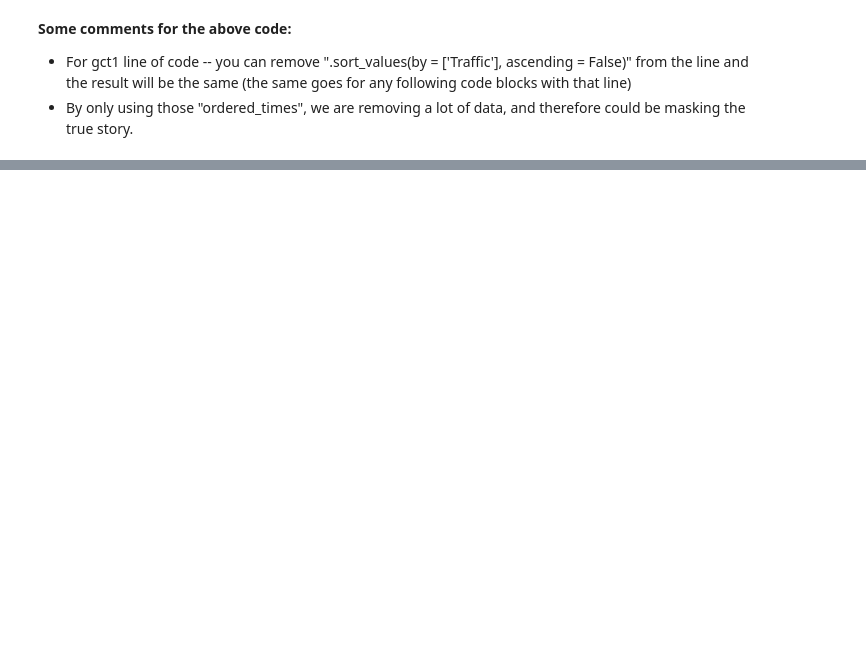
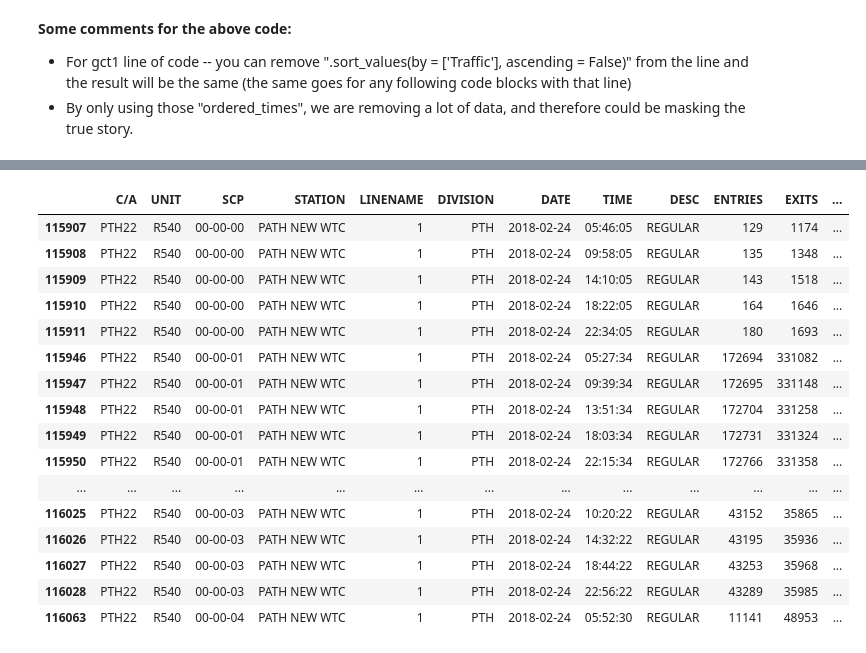
Before and after one commit to natashaborders-zz/MTA_Data_Analysis, a Jupyter notebook: Project_Benson/project_1_analysis_original_.ipynb, the cells around one changed output, grey strips where cells are left out. Drawn from its saved outputs; the diff is of its cells as text; code cells hidden in the pictures; blank space fills up the shorter version.

```diff
--- a/Project_Benson/project_1_analysis_.ipynb
+++ b/Project_Benson/project_1_analysis_original_.ipynb
@@ -415,12 +243,30 @@ plt.bar(ordered_times_1, tsq.loc[:, 'Traffic']);
 # %%
 # World Trade Center on Saturdays
 # date time conversion still needs to be corrected due to 2019 date
 
-#wtc = data.loc[data['STATION'] == 'PATH NEW WTC'].loc[data['day_of_week'] == 'Saturday']
+wtc = data.loc[data['STATION'] == 'PATH NEW WTC'].loc[data['day_of_week'] == 'Saturday']
 # wtc['TIME'].dt.round('H')
-#wtc['TIME2'] = pd.to_datetime(wtc['TIME'])
-#wtc['TIME3'] = wtc['TIME2'].dt.round('H')
-#wtc.head(20)
-#wtc = wtc.groupby('TIME').sum().sort_values(by = ['Traffic'], ascending = False)
-#wtc.head()
-#plt.bar(ordered_times_1, wtc.loc[:, 'Traffic'])
+wtc['TIME2'] = pd.to_datetime(wtc['TIME'])
+wtc['TIME3'] = wtc['TIME2'].dt.round('H')
+wtc.head(20)
+# wtc = wtc.groupby('TIME').sum().sort_values(by = ['Traffic'], ascending = False)
+# wtc.head()
+# plt.bar(ordered_times_1, wtc.loc[:, 'Traffic'])
+# %% [output]
+|  | C/A | UNIT | SCP | STATION | LINENAME | DIVISION | DATE | TIME | DESC | ENTRIES | EXITS | ... |
+| 115907 | PTH22 | R540 | 00-00-00 | PATH NEW WTC | 1 | PTH | 2018-02-24 | 05:46:05 | REGULAR | 129 | 1174 | ... |
+| 115908 | PTH22 | R540 | 00-00-00 | PATH NEW WTC | 1 | PTH | 2018-02-24 | 09:58:05 | REGULAR | 135 | 1348 | ... |
+| 115909 | PTH22 | R540 | 00-00-00 | PATH NEW WTC | 1 | PTH | 2018-02-24 | 14:10:05 | REGULAR | 143 | 1518 | ... |
+| 115910 | PTH22 | R540 | 00-00-00 | PATH NEW WTC | 1 | PTH | 2018-02-24 | 18:22:05 | REGULAR | 164 | 1646 | ... |
+| 115911 | PTH22 | R540 | 00-00-00 | PATH NEW WTC | 1 | PTH | 2018-02-24 | 22:34:05 | REGULAR | 180 | 1693 | ... |
+| 115946 | PTH22 | R540 | 00-00-01 | PATH NEW WTC | 1 | PTH | 2018-02-24 | 05:27:34 | REGULAR | 172694 | 331082 | ... |
+| 115947 | PTH22 | R540 | 00-00-01 | PATH NEW WTC | 1 | PTH | 2018-02-24 | 09:39:34 | REGULAR | 172695 | 331148 | ... |
+| 115948 | PTH22 | R540 | 00-00-01 | PATH NEW WTC | 1 | PTH | 2018-02-24 | 13:51:34 | REGULAR | 172704 | 331258 | ... |
+| 115949 | PTH22 | R540 | 00-00-01 | PATH NEW WTC | 1 | PTH | 2018-02-24 | 18:03:34 | REGULAR | 172731 | 331324 | ... |
+| 115950 | PTH22 | R540 | 00-00-01 | PATH NEW WTC | 1 | PTH | 2018-02-24 | 22:15:34 | REGULAR | 172766 | 331358 | ... |
+| ... | ... | ... | ... | ... | ... | ... | ... | ... | ... | ... | ... | ... |
+| 116025 | PTH22 | R540 | 00-00-03 | PATH NEW WTC | 1 | PTH | 2018-02-24 | 10:20:22 | REGULAR | 43152 | 35865 | ... |
+| 116026 | PTH22 | R540 | 00-00-03 | PATH NEW WTC | 1 | PTH | 2018-02-24 | 14:32:22 | REGULAR | 43195 | 35936 | ... |
+| 116027 | PTH22 | R540 | 00-00-03 | PATH NEW WTC | 1 | PTH | 2018-02-24 | 18:44:22 | REGULAR | 43253 | 35968 | ... |
+| 116028 | PTH22 | R540 | 00-00-03 | PATH NEW WTC | 1 | PTH | 2018-02-24 | 22:56:22 | REGULAR | 43289 | 35985 | ... |
+| 116063 | PTH22 | R540 | 00-00-04 | PATH NEW WTC | 1 | PTH | 2018-02-24 | 05:52:30 | REGULAR | 11141 | 48953 | ... |
```
Also changed, not shown: parts of 21 cells of this notebook, 12 other files.
